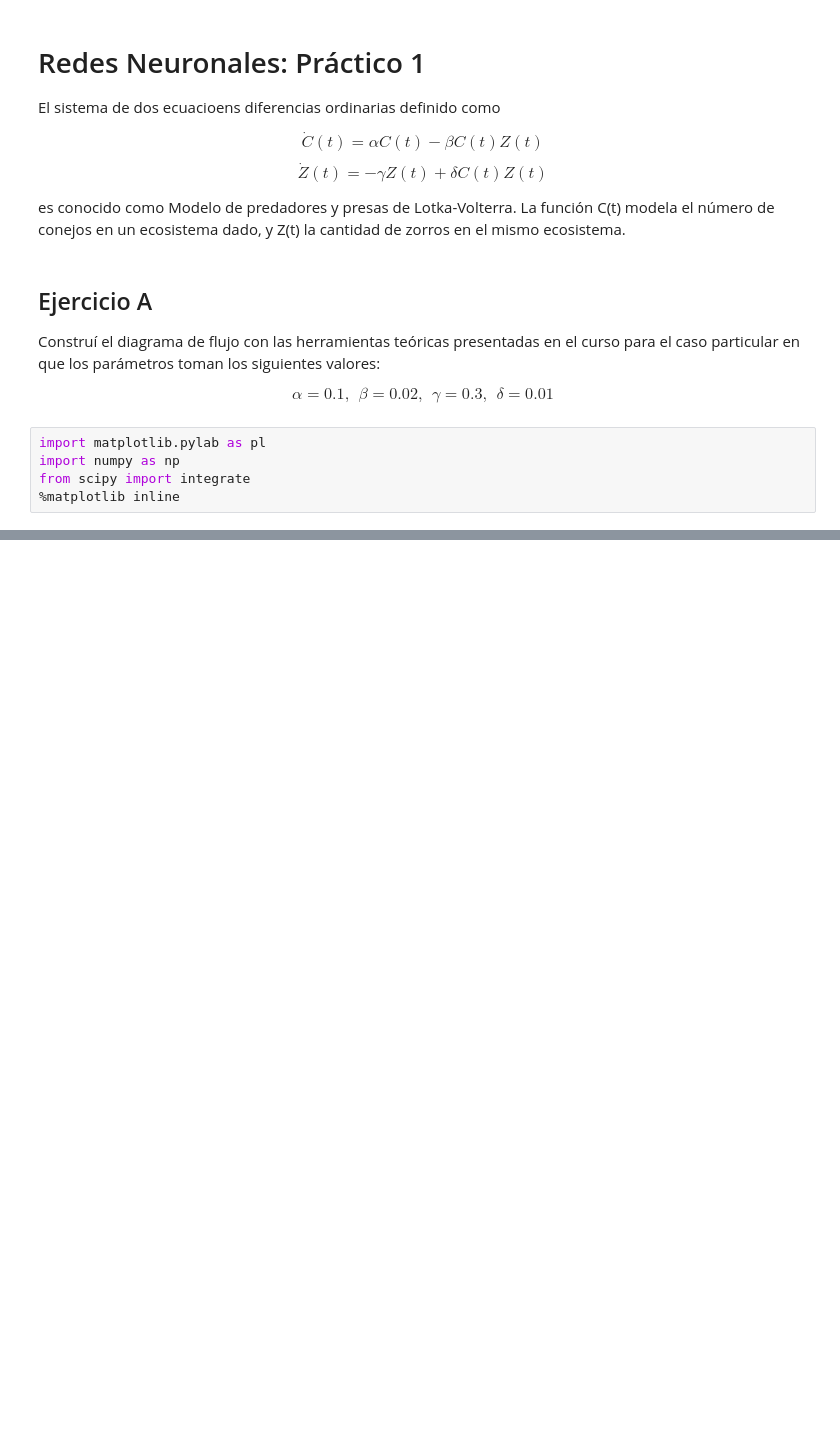
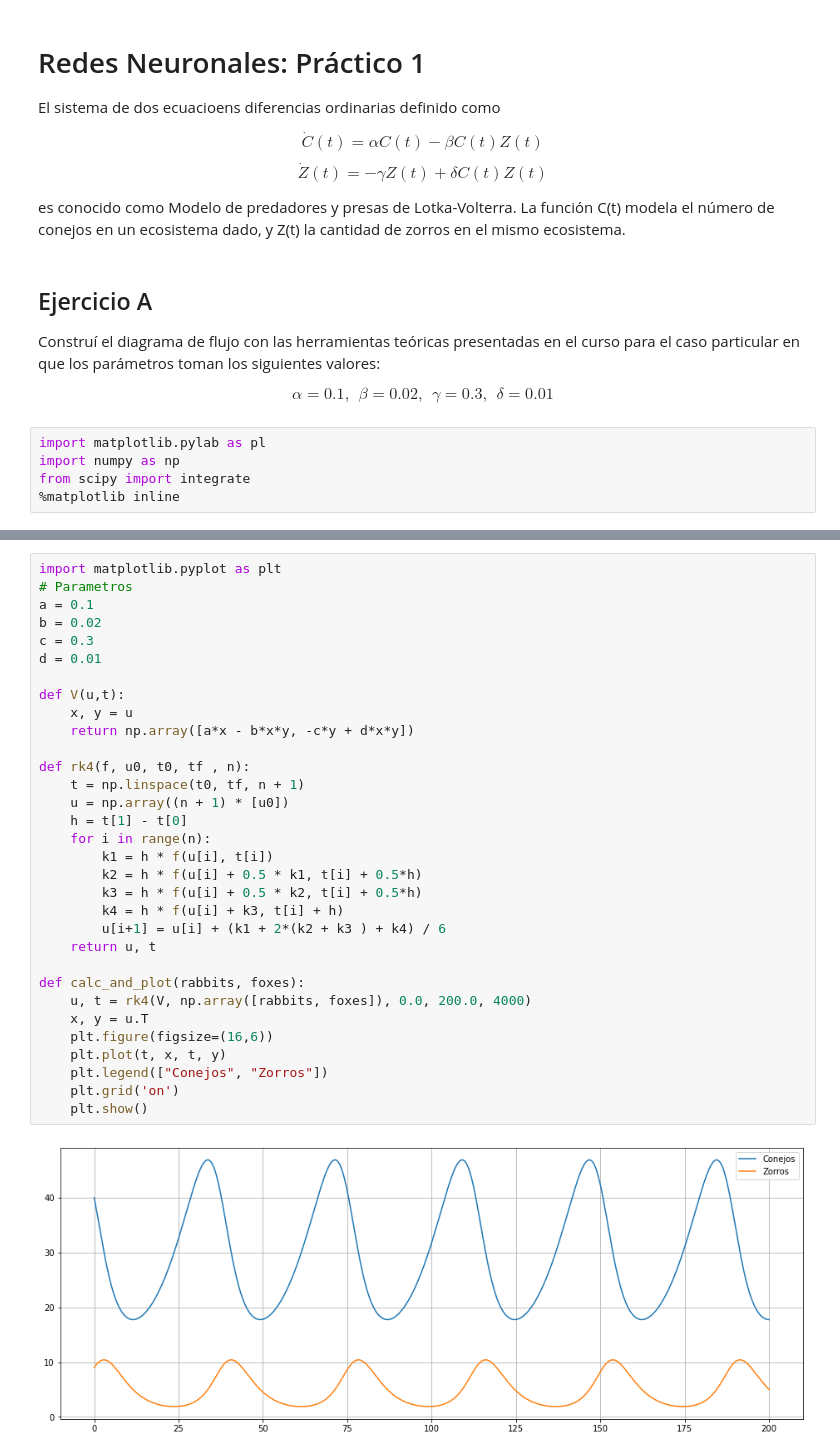
Before and after one commit to lbiedma/redesneuronales, a Jupyter notebook: practico_1.ipynb, the cells around one changed output, grey strips where cells are left out. Saved outputs shown, nothing was run; the diff lists cells and outputs as text; blank space fills up the shorter version.

```diff
--- a/practico_1.ipynb
+++ b/practico_1.ipynb
@@ -112,0 +207,34 @@ eq.phase_plot()
+# %%
+import matplotlib.pyplot as plt
+# Parametros
+a = 0.1
+b = 0.02
+c = 0.3
+d = 0.01
+
+def V(u,t):
+    x, y = u
+    return np.array([a*x - b*x*y, -c*y + d*x*y])
+
+def rk4(f, u0, t0, tf , n):
+    t = np.linspace(t0, tf, n + 1)
+    u = np.array((n + 1) * [u0])
+    h = t[1] - t[0]
+    for i in range(n):
+        k1 = h * f(u[i], t[i])
+        k2 = h * f(u[i] + 0.5 * k1, t[i] + 0.5*h)
+        k3 = h * f(u[i] + 0.5 * k2, t[i] + 0.5*h)
+        k4 = h * f(u[i] + k3, t[i] + h)
+        u[i+1] = u[i] + (k1 + 2*(k2 + k3 ) + k4) / 6
+    return u, t
+
+def calc_and_plot(rabbits, foxes):
+    u, t = rk4(V, np.array([rabbits, foxes]), 0.0, 200.0, 4000)
+    x, y = u.T
+    plt.figure(figsize=(16,6))
+    plt.plot(t, x, t, y)
+    plt.legend(["Conejos", "Zorros"])
+    plt.grid('on')
+    plt.show()
+# %% [output]
+[figure, added]
```
Also changed, not shown: parts of 11 cells of this notebook.
